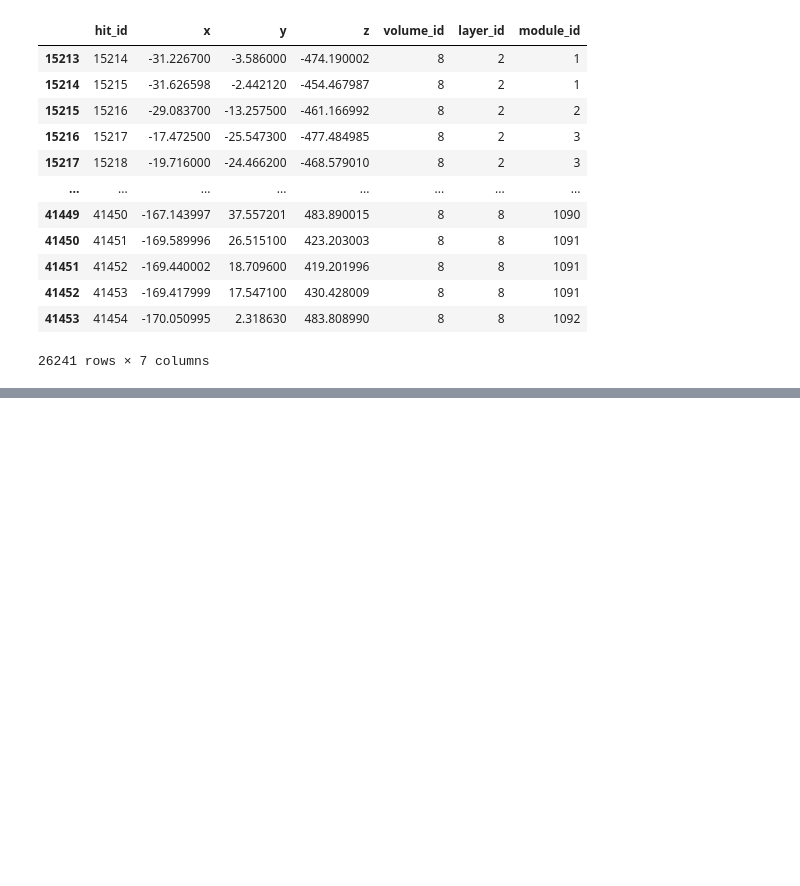
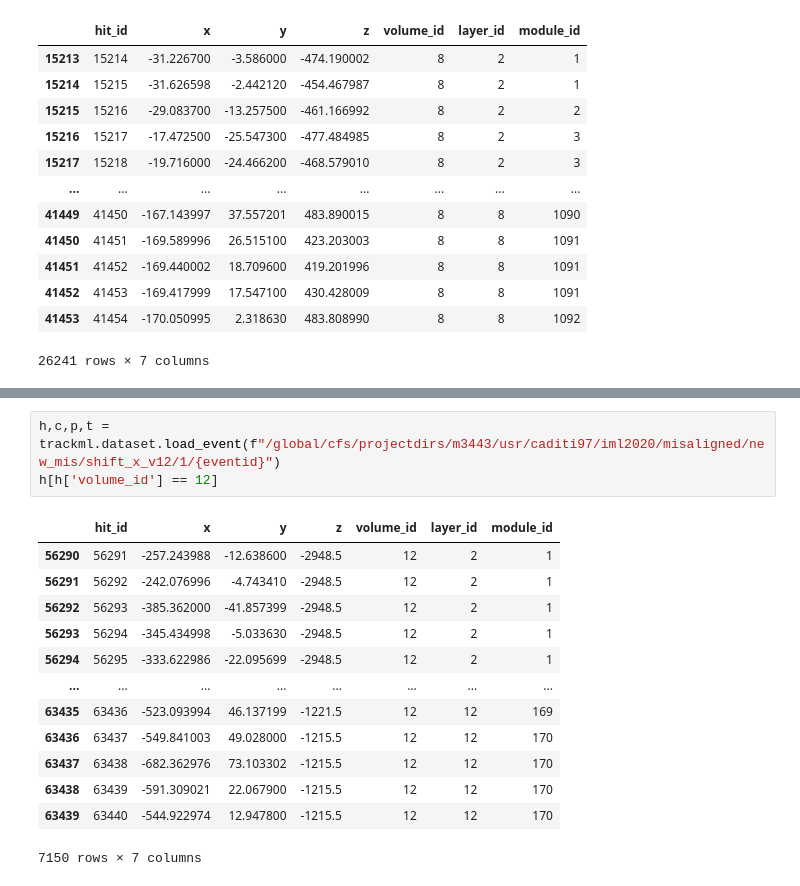
Before and after one commit to caditi97/exatrkx-iml2020, a Jupyter notebook: notebooks/misalignment_studies/add_misalignment.ipynb, the cells around one changed output, grey strips where cells are left out. Saved outputs shown, nothing was run; the diff lists cells and outputs as text; blank space fills up the shorter version.

```diff
--- a/notebooks/misalignment_studies/add_misalignment.ipynb
+++ b/notebooks/misalignment_studies/add_misalignment.ipynb
@@ -304,0 +348,17 @@ h[h['volume_id'] == 8]
+# %%
+h,c,p,t = trackml.dataset.load_event(f"/global/cfs/projectdirs/m3443/usr/caditi97/iml2020/misaligned/new_mis/shift_x_v12/1/{eventid}")
+h[h['volume_id'] == 12]
+# %% [output]
+|  | hit_id | x | y | z | volume_id | layer_id | module_id |
+| 56290 | 56291 | -257.243988 | -12.638600 | -2948.5 | 12 | 2 | 1 |
+| 56291 | 56292 | -242.076996 | -4.743410 | -2948.5 | 12 | 2 | 1 |
+| 56292 | 56293 | -385.362000 | -41.857399 | -2948.5 | 12 | 2 | 1 |
+| 56293 | 56294 | -345.434998 | -5.033630 | -2948.5 | 12 | 2 | 1 |
+| 56294 | 56295 | -333.622986 | -22.095699 | -2948.5 | 12 | 2 | 1 |
+| ... | ... | ... | ... | ... | ... | ... | ... |
+| 63435 | 63436 | -523.093994 | 46.137199 | -1221.5 | 12 | 12 | 169 |
+| 63436 | 63437 | -549.841003 | 49.028000 | -1215.5 | 12 | 12 | 170 |
+| 63437 | 63438 | -682.362976 | 73.103302 | -1215.5 | 12 | 12 | 170 |
+| 63438 | 63439 | -591.309021 | 22.067900 | -1215.5 | 12 | 12 | 170 |
+| 63439 | 63440 | -544.922974 | 12.947800 | -1215.5 | 12 | 12 | 170 |
+7150 rows × 7 columns
```
Also changed, not shown: parts of 4 cells of this notebook, 6 other files.
